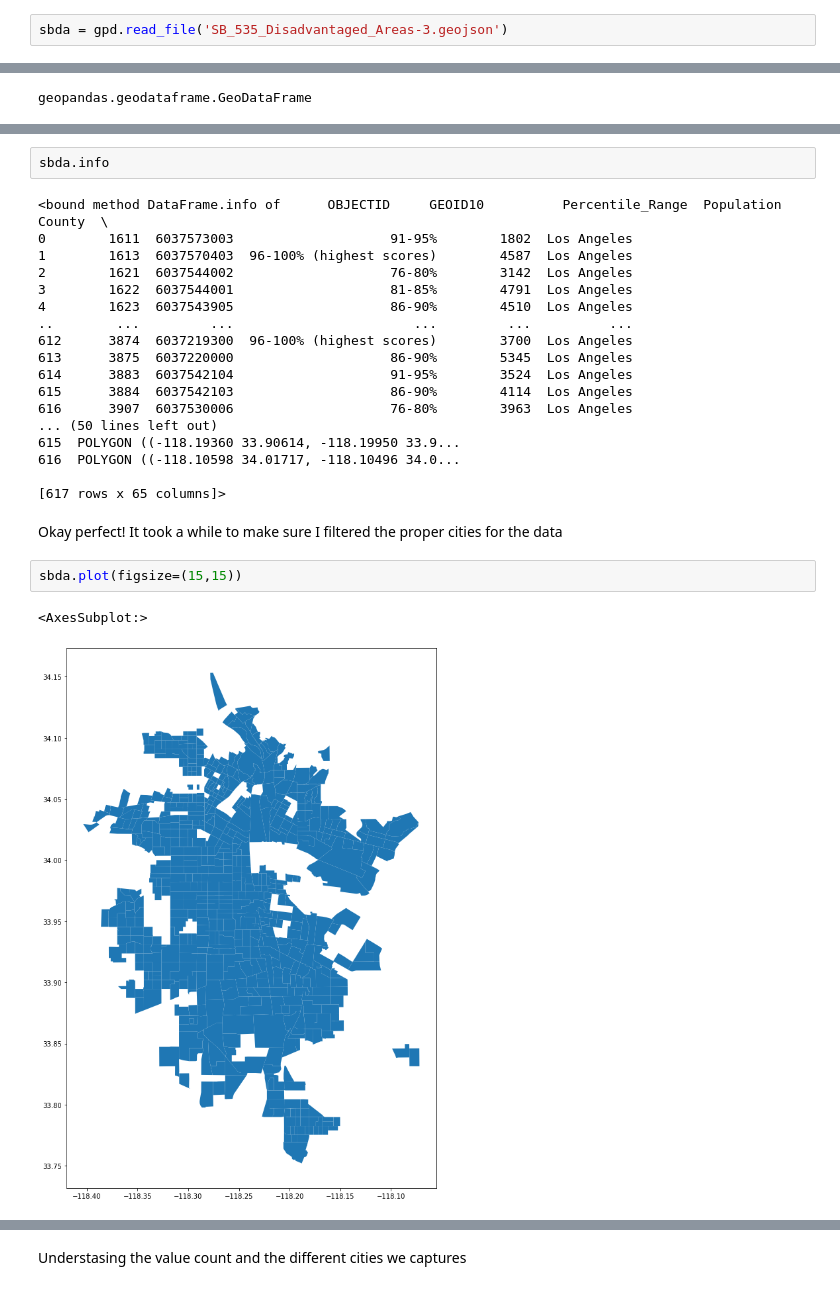
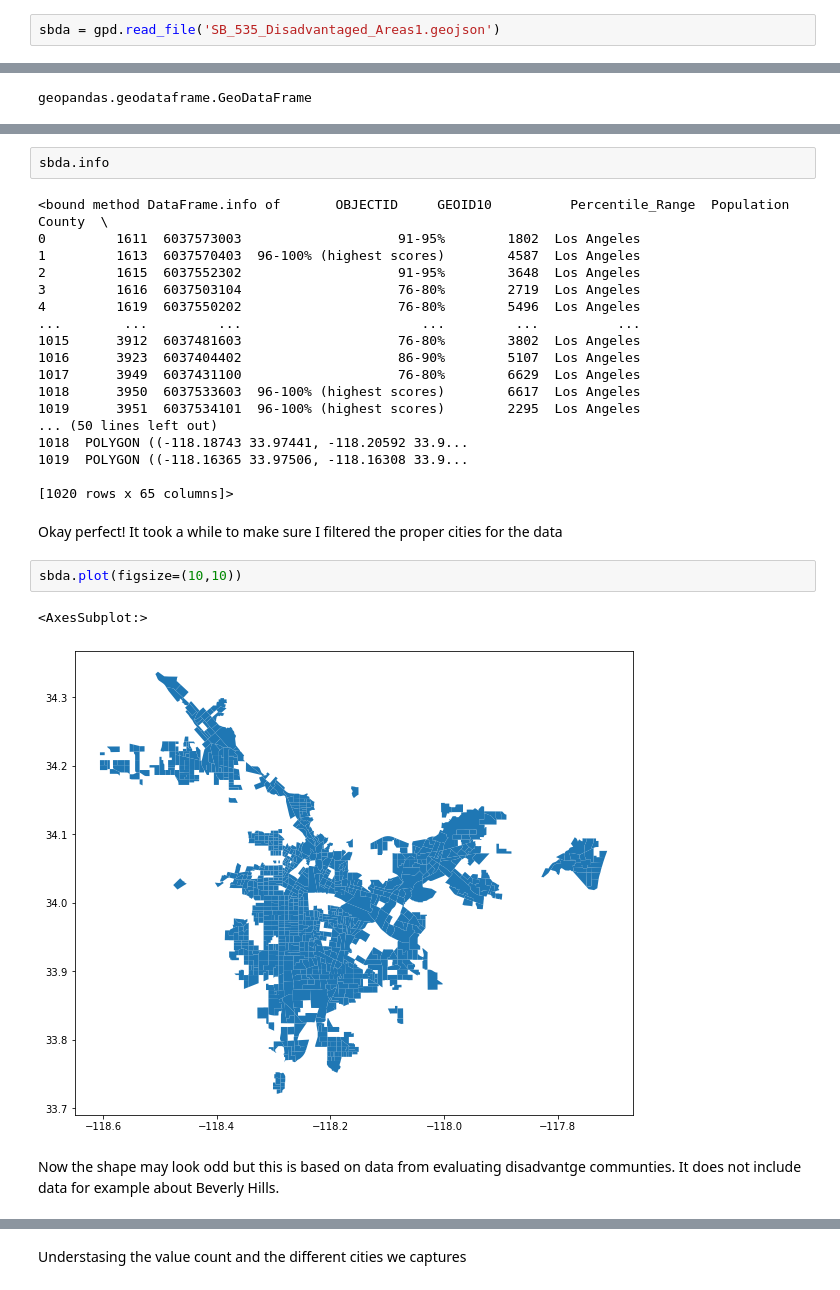
Before and after one commit to pearlliu100/Group-Assignment, a Jupyter notebook: Week 5_BM/map_Brittany.ipynb, the cells around one changed output, grey strips where cells are left out. Drawn from its saved outputs; the diff is of its cells as text.

```diff
--- a/Week 5_BM/map_Brittany.ipynb
+++ b/Week 5_BM/map_Brittany.ipynb
@@ -13,7 +13,7 @@ import matplotlib.pyplot as plt
 # %% [markdown]
 SB_535_Disadvantaged_Areas-2
 # %%
-sbda = gpd.read_file('SB_535_Disadvantaged_Areas-3.geojson')
+sbda = gpd.read_file('SB_535_Disadvantaged_Areas1.geojson')
 # %% [markdown]
 Examining the data
 # %%
@@ -37,30 +37,32 @@ sbda.head()
 # %%
 sbda.info
 # %% [output]
-<bound method DataFrame.info of      OBJECTID     GEOID10          Percentile_Range  Population       County  \
-0        1611  6037573003                    91-95%        1802  Los Angeles
-1        1613  6037570403  96-100% (highest scores)        4587  Los Angeles
-2        1621  6037544002                    76-80%        3142  Los Angeles
-3        1622  6037544001                    81-85%        4791  Los Angeles
-4        1623  6037543905                    86-90%        4510  Los Angeles
-..        ...         ...                       ...         ...          ...
-612      3874  6037219300  96-100% (highest scores)        3700  Los Angeles
-613      3875  6037220000                    86-90%        5345  Los Angeles
-614      3883  6037542104                    91-95%        3524  Los Angeles
-615      3884  6037542103                    86-90%        4114  Los Angeles
-616      3907  6037530006                    76-80%        3963  Los Angeles
+<bound method DataFrame.info of       OBJECTID     GEOID10          Percentile_Range  Population       County  \
+0         1611  6037573003                    91-95%        1802  Los Angeles
+1         1613  6037570403  96-100% (highest scores)        4587  Los Angeles
+2         1615  6037552302                    91-95%        3648  Los Angeles
+3         1616  6037503104                    76-80%        2719  Los Angeles
+4         1619  6037550202                    76-80%        5496  Los Angeles
+...        ...         ...                       ...         ...          ...
+1015      3912  6037481603                    76-80%        3802  Los Angeles
+1016      3923  6037404402                    86-90%        5107  Los Angeles
+1017      3949  6037431100                    76-80%        6629  Los Angeles
+1018      3950  6037533603  96-100% (highest scores)        6617  Los Angeles
+1019      3951  6037534101  96-100% (highest scores)        2295  Los Angeles
 ... (50 lines left out)
-615  POLYGON ((-118.19360 33.90614, -118.19950 33.9...
-616  POLYGON ((-118.10598 34.01717, -118.10496 34.0...
+1018  POLYGON ((-118.18743 33.97441, -118.20592 33.9...
+1019  POLYGON ((-118.16365 33.97506, -118.16308 33.9...
 
-[617 rows x 65 columns]>
+[1020 rows x 65 columns]>
 # %% [markdown]
 Okay perfect! It took a while to make sure I filtered the proper cities for the data
 # %%
-sbda.plot(figsize=(15,15))
+sbda.plot(figsize=(10,10))
 # %% [output]
 <AxesSubplot:>
-[figure, old version]
+[figure, new version]
+# %% [markdown]
+Now the shape may look odd but this is based on data from evaluating disadvantge communties. It does not include data for example about Beverly Hills.
 # %%
 sbda['City'].value_counts()
 # %% [output]
```
Also changed, not shown: parts of 12 cells of this notebook.
